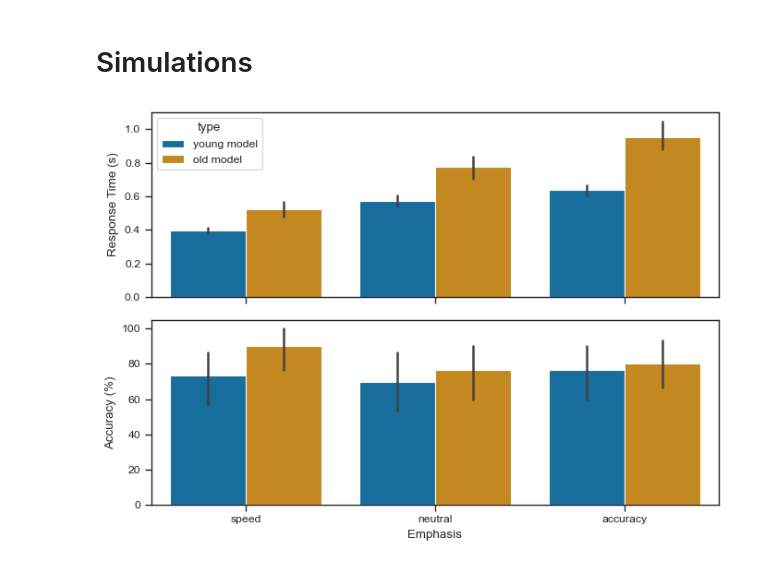
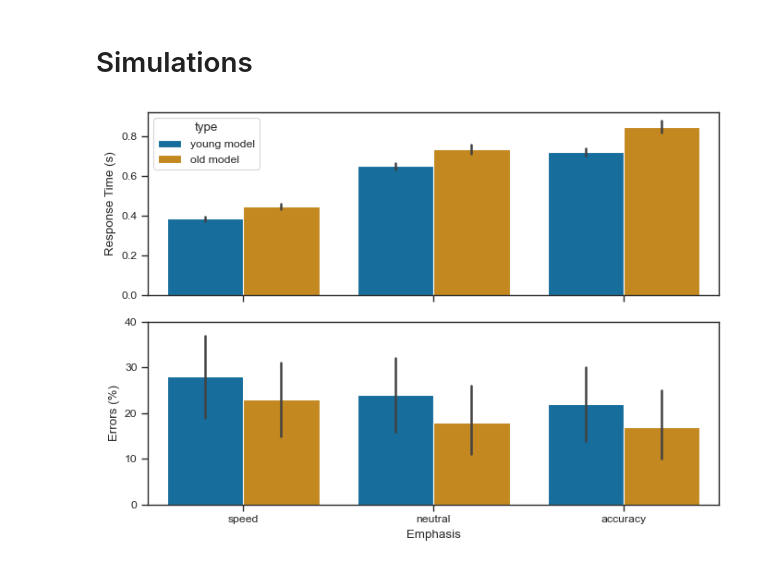
Before and after one commit to psipeter/speed-accuracy-tradeoff, a Jupyter notebook: forstmann_compare.ipynb, the cells around one changed output. Cells and saved outputs as stored; diff of their text form; code cells hidden in the pictures.

```diff
--- a/forstmann_compare.ipynb
+++ b/forstmann_compare.ipynb
@@ -152,7 +152,7 @@ def simulate(
         tmax=3,
         name="forstmann_default"):
 
-    columns = ['type', 'id', 'emphasis', 'degrade_accumulator', 'degrade_speed', 'trial', 'accuracy', "RT"]
+    columns = ['type', 'id', 'emphasis', 'degrade_accumulator', 'degrade_speed', 'trial', 'error', "RT"]
     dfs = []
     for e, emphasis in enumerate(emphases):
         inputs = DotPerception(nActions=nActions, dt_sample=dt_sample, seed=perception_seed, sigma=sigma)
@@ -173,14 +173,8 @@ def simulate(
                 if sim_young.trange()[-1] > tmax:
                     choice = np.argmax(sim_young.data[net_young.pValue][-1,:])
                     RT = sim_young.trange()[-1]
-            correct = True if choice==inputs.correct else False
-            # print(f"emphasis {emphasis}, trial {trial}, RT {RT}")
-            dfs.append(pd.DataFrame([['young model', trial, emphasis, degrade_accumulator, degrade_speed, trial, 100*correct, RT]], columns=columns))
-
-            # fig, ax = plt.subplots()
-            # ax.plot(sim_young.trange(), 0.1*sim_young.data[net_young.pInputs], label='inputs')
-            # ax.plot(sim_young.trange(), sim_young.data[net_young.pValue], label=f'young {emphasis}')
-            # ax.legend()
+            error = 0 if choice==inputs.correct else 100
+            dfs.append(pd.DataFrame([['young model', trial, emphasis, degrade_accumulator, degrade_speed, trial, error, RT]], columns=columns))
 
             # effectively "age" the model from a functional, young model to an impaired "elderly" model
             old_accumulator, old_speed = degrade_weights(net_young, sim_young, degrade_accumulator, degrade_speed, trial, weights_or_decoders)
@@ -200,14 +194,8 @@ def simulate(
                 if sim_old.trange()[-1] > tmax:
                     choice = np.argmax(sim_old.data[net_old.pValue][-1,:])
                     RT = sim_old.trange()[-1]
-            correct = True if choice==inputs.correct else False
-            # print(f"emphasis {emphasis}, trial {trial}, RT {RT}")
-            dfs.append(pd.DataFrame([['old model', trial, emphasis, degrade_accumulator, degrade_speed, trial, 100*correct, RT]], columns=columns))
-
-            # fig, ax = plt.subplots()
-            # ax.plot(sim_old.trange(), 0.1*sim_old.data[net_old.pInputs], label='inputs')
-            # ax.plot(sim_old.trange(), sim_old.data[net_old.pValue], label=f'old {emphasis}')
-            # ax.legend()
+            error = 0 if choice==inputs.correct else 100
+            dfs.append(pd.DataFrame([['old model', trial, emphasis, degrade_accumulator, degrade_speed, trial, error, RT]], columns=columns))
 
     data = pd.concat(dfs, ignore_index=True)
     data.to_pickle(f"data/{name}.pkl")
@@ -220,11 +208,11 @@ def plot_young_old(simfile):
     fig, axes = plt.subplots(nrows=2, ncols=1, sharex=True, figsize=((7, 5)))
     sns.barplot(data=combined, x='emphasis', y='RT', hue='type',
                  palette=palette[:2], ax=axes[0])
-    sns.barplot(data=combined, x='emphasis', y='accuracy', hue='type',
+    sns.barplot(data=combined, x='emphasis', y='error', hue='type',
                  palette=palette[:2], ax=axes[1])
     axes[0].set(xlabel="Emphasis", ylabel="Response Time (s)")
     # axes[0].legend(ncols=2, loc='upper right')
-    axes[1].set(xlabel="Emphasis", ylabel="Accuracy (%)", yticks=[0,20,40,60,80,100])
+    axes[1].set(xlabel="Emphasis", ylabel="Errors (%)", yticks=[0,10,20,30,40])
     axes[1].get_legend().remove()
     plt.tight_layout()
     fig.savefig(f"plots/forstmann_young_old.svg")
@@ -239,33 +227,33 @@ display.Image("plots/empirical_young_old.png")
 # %% [markdown]
 # Simulations
 # %%
-trials = 30
+trials = 100
 coherence = 0.1
-sigma = 0.3
-dt_sample = 0.02
-emphases_weighting = [0.8, 0.2, 0.0]
+sigma = 0.4
+dt_sample = 0.03
+emphases_weighting = [1.0, 0.2, 0.0]
 emphases = ["speed", "neutral", "accuracy"]
-degrade_accumulator = 0.1
+degrade_accumulator = 0.05
 degrade_speed = 0.1
-threshold = 0.3
-speed = -0.15
+threshold = 0.5
+speed = -0.25
 ramp = 1.5
 weights_or_decoders = "weights"
 
 simulate(
     coherence=coherence,
     trials=trials,
     sigma=sigma,
     threshold=threshold,
     ramp=ramp,
     emphases=emphases,
     emphases_weighting=emphases_weighting,
     dt_sample=dt_sample,
     degrade_accumulator=degrade_accumulator,
     degrade_speed=degrade_speed,
     speed=speed,
     weights_or_decoders=weights_or_decoders)
 
 plot_young_old("forstmann_default")
 # %% [output]
-[figure, old version]
+[figure, new version]
```
Also changed, not shown: 1 other file.
